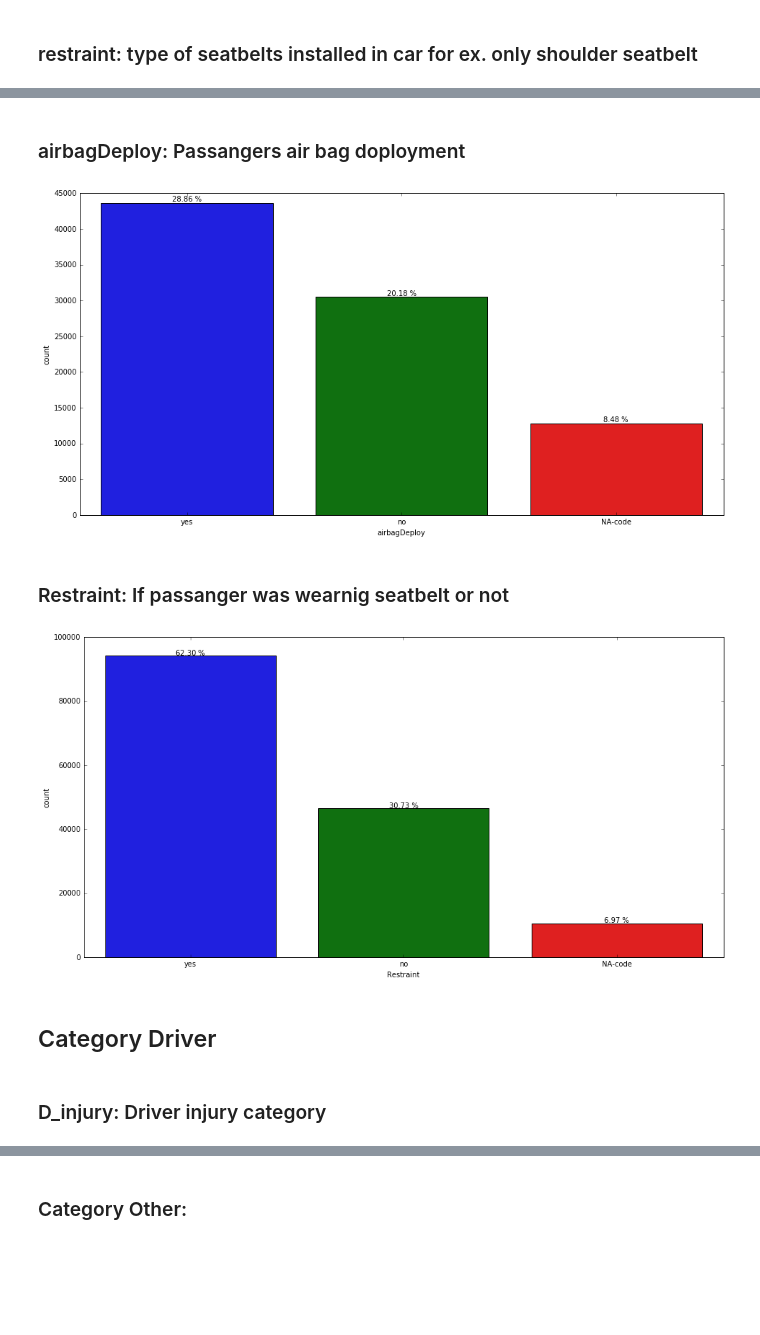
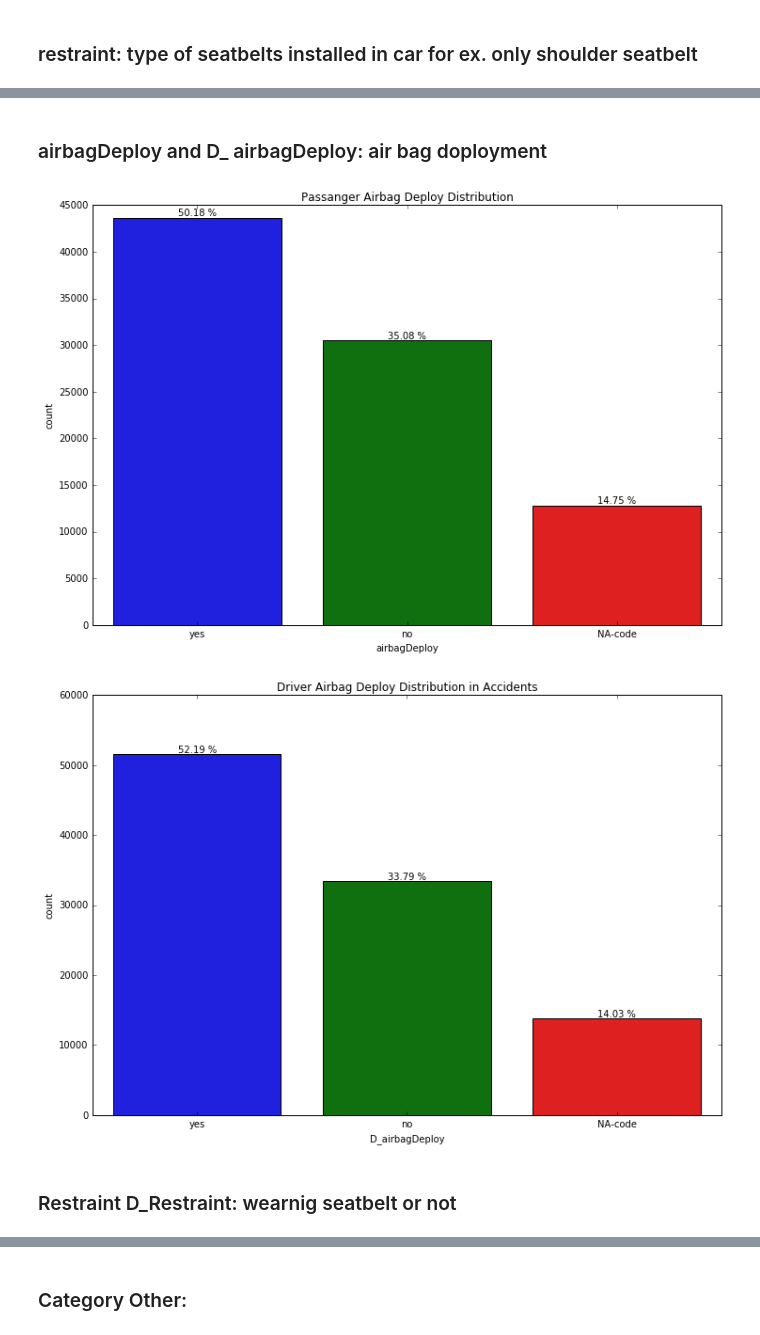
Before and after one commit to sohaibomr/data_analysis-FARS, a Jupyter notebook: eda_fars.ipynb, the cells around one changed output, grey strips where cells are left out. Saved outputs shown, nothing was run; the diff lists cells and outputs as text; code cells hidden in the pictures; blank space fills up the shorter version.

```diff
--- a/eda_fars.ipynb
+++ b/eda_fars.ipynb
@@ -31,9 +31,10 @@ def bold(text_to_bold):
     reset = "\033[0;0m"
     return bold + text_to_bold + reset
 
-def count_plot(column, axis, df, percent):
+def count_plot(column, axis, df, percent, title):
     total_rows = df.shape[0]
-    plt.figure(figsize=(16,8))
+    plt.figure(figsize=(12,8))
+    plt.title(title)
     if axis == 'x':
         ax = sns.countplot(x=column, data=df)
     elif axis == 'y':
@@ -44,7 +45,6 @@ def count_plot(column, axis, df, percent):
             height=p.get_height()
             percent = (height*100)/total_rows
             ax.text((p.get_x() + p.get_width()/2), p.get_height()+250, '{:1.2f} %'.format(percent), ha='center')
-
 def show_unique(column, df):
 
     print "There are {} unique values in column {}\n".format(str(len(df[column].unique())), column)
@@ -194,17 +190,13 @@ count_plot('airbagAvail','x', data, 'show')
 # %% [markdown]
-### airbagDeploy: Passangers air bag doployment
+### airbagDeploy and D_ airbagDeploy: air bag doployment
 # %%
 bag_deploy = data[data.airbagAvail == 'yes']
-count_plot('airbagDeploy', 'x', bag_deploy, 'show')
+count_plot('airbagDeploy', 'x', bag_deploy, 'show', 'Passanger Airbag Deploy Distribution')
+#for driver
+bag_deploy = data[data.D_airbagAvail == 'yes']
+count_plot('D_airbagDeploy', 'x', bag_deploy, 'show', 'Driver Airbag Deploy Distribution in Accidents')
 # %% [output]
-[figure, old version]
+[figure, new version]
+[figure, added]
 # %% [markdown]
-### Restraint: If passanger was wearnig seatbelt or not
+### Restraint D_Restraint: wearnig seatbelt or not
-# %%
-count_plot('Restraint', 'x', data, 'show')
-# %% [output]
-[figure, removed]
-# %% [markdown]
-## Category Driver
-# %% [markdown]
-### D_injury: Driver injury category
```
Also changed, not shown: parts of 26 cells of this notebook, 2 other files.
